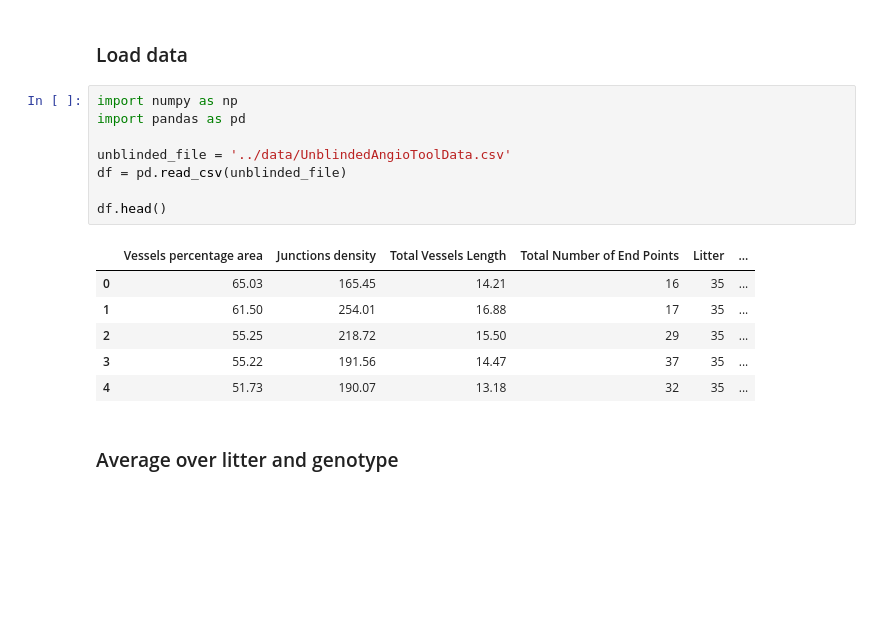
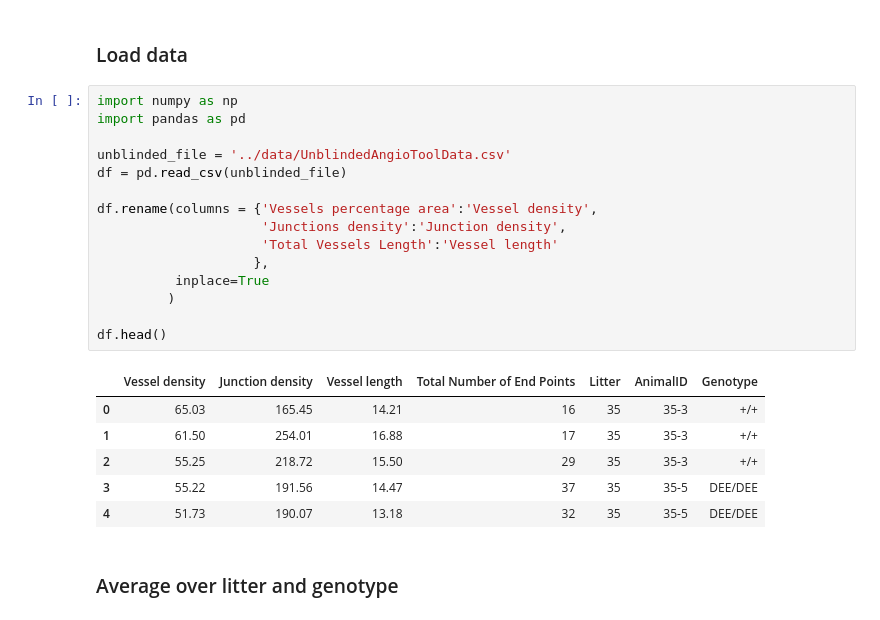
Before and after one commit to MixedIndentations/Angiogenesis-Density, a Jupyter notebook: notebooks/visualization-2018-January-Talk.ipynb, the cells around one changed output. Cells and saved outputs as stored; diff of their text form; blank space fills up the shorter version.

```diff
--- a/notebooks/visualization-2018-January-Talk.ipynb
+++ b/notebooks/visualization-2018-January-Talk.ipynb
@@ -50,18 +50,25 @@ We looked at the following parameters using AngioTool
 # %%
 import numpy as np
 import pandas as pd
 
 unblinded_file = '../data/UnblindedAngioToolData.csv'
 df = pd.read_csv(unblinded_file)
 
+df.rename(columns = {'Vessels percentage area':'Vessel density',
+                     'Junctions density':'Junction density',
+                     'Total Vessels Length':'Vessel length'
+                    },
+          inplace=True
+         )
+
 df.head()
 # %% [output]
-|  | Vessels percentage area | Junctions density | Total Vessels Length | Total Number of End Points | Litter | ... |
-| 0 | 65.03 | 165.45 | 14.21 | 16 | 35 | ... |
-| 1 | 61.50 | 254.01 | 16.88 | 17 | 35 | ... |
-| 2 | 55.25 | 218.72 | 15.50 | 29 | 35 | ... |
-| 3 | 55.22 | 191.56 | 14.47 | 37 | 35 | ... |
-| 4 | 51.73 | 190.07 | 13.18 | 32 | 35 | ... |
+|  | Vessel density | Junction density | Vessel length | Total Number of End Points | Litter | AnimalID | Genotype |
+| 0 | 65.03 | 165.45 | 14.21 | 16 | 35 | 35-3 | +/+ |
+| 1 | 61.50 | 254.01 | 16.88 | 17 | 35 | 35-3 | +/+ |
+| 2 | 55.25 | 218.72 | 15.50 | 29 | 35 | 35-3 | +/+ |
+| 3 | 55.22 | 191.56 | 14.47 | 37 | 35 | 35-5 | DEE/DEE |
+| 4 | 51.73 | 190.07 | 13.18 | 32 | 35 | 35-5 | DEE/DEE |
 # %% [markdown]
 ### Average over litter and genotype
 # %%
```
Also changed, not shown: parts of 14 cells of this notebook, 3 other files.
